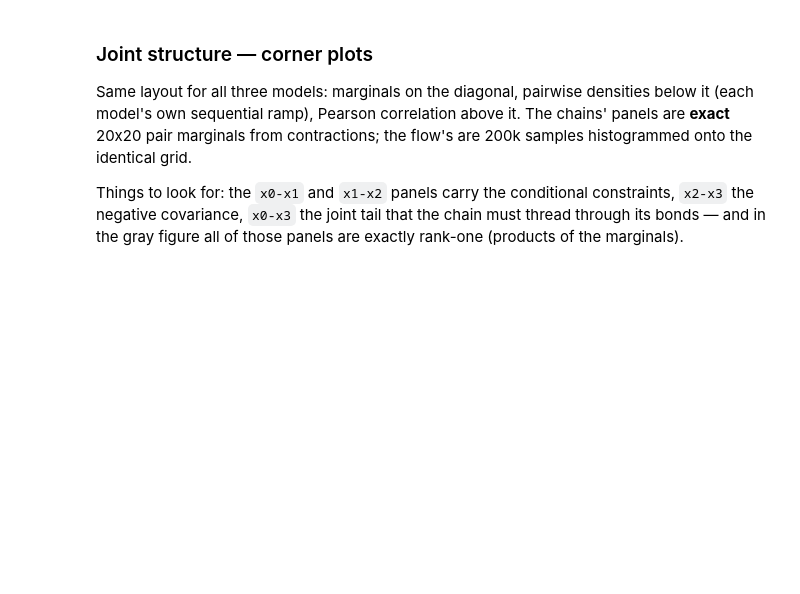
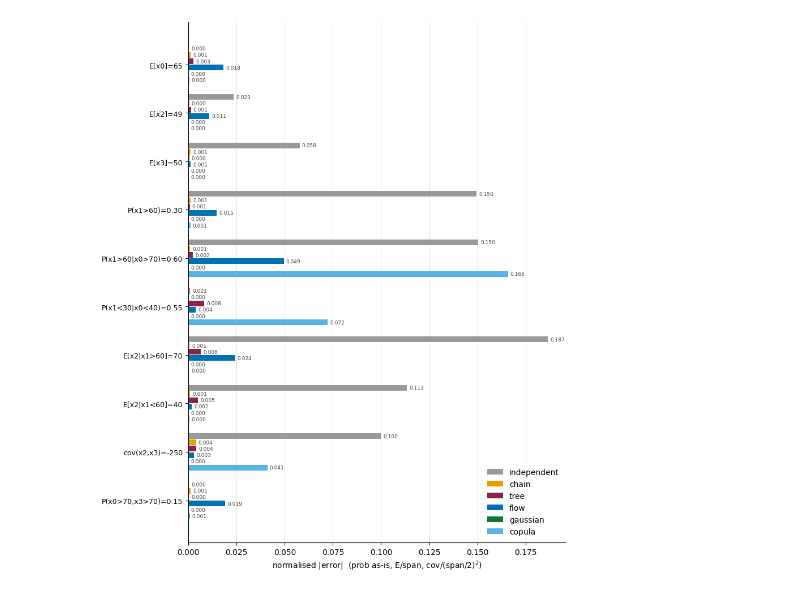
Before and after one commit to amdson/calibrated_response, a Jupyter notebook: examples/constraints_tests/model_comparison_viz.ipynb, the cells around one changed output. Drawn from its saved outputs; the diff is of its cells as text; code cells hidden in the pictures; blank space fills up the shorter version.

```diff
--- a/examples/constraints_tests/model_comparison_viz.ipynb
+++ b/examples/constraints_tests/model_comparison_viz.ipynb
@@ -149,7 +286,7 @@ def eval_tc(m, p):
         m.event_prob(p, {0: mgt(70), 3: mgt(70)}),
     ]
 
-def eval_flow(x):
+def eval_samples(x):
     gt = lambda i, t: x[:, i] > t
     return [
         x[:, 0].mean(), x[:, 2].mean(), x[:, 3].mean(),
@@ -162,6 +299,20 @@ def eval_flow(x):
         (gt(0, 70) & gt(3, 70)).mean(),
     ]
 
+def eval_gauss(gm, p):
+    f = lambda v: float(v)
+    return [
+        f(gm.expectation(p, "x0")), f(gm.expectation(p, "x2")),
+        f(gm.expectation(p, "x3")),
+        f(gm.prob(p, {"x1": (">", 60.0)})),
+        f(gm.cond_prob(p, {"x1": (">", 60.0)}, {"x0": (">", 70.0)})),
+        f(gm.cond_prob(p, {"x1": ("<", 30.0)}, {"x0": ("<", 40.0)})),
+        f(gm.expectation(p, "x2", event={"x1": (">", 60.0)})),
+        f(gm.expectation(p, "x2", event={"x1": ("<", 60.0)})),
+        float(np.asarray(gm._cov(p))[2, 3]),
+        f(gm.prob(p, {"x0": (">", 70.0), "x3": (">", 70.0)})),
+    ]
+
 LABELS = ["E[x0]=65", "E[x2]=49", "E[x3]=50", "P(x1>60)=0.30",
           "P(x1>60|x0>70)=0.60", "P(x1<30|x0<40)=0.55",
           "E[x2|x1>60]=70", "E[x2|x1<60]=40",
@@ -170,11 +321,15 @@ TARGETS = [65, 49, 50, 0.30, 0.60, 0.55, 70, 40, -250, 0.15]
 NORM = [SPAN, SPAN, SPAN, 1, 1, 1, SPAN, SPAN, 2500, 1]
 
 fitted = {"independent": eval_tc(*fits["independent"]),
-          "tensor chain": eval_tc(*fits["tensor chain"]),
-          "flow": eval_flow(x_flow)}
+          "chain": eval_tc(*fits["chain"]),
+          "tree": eval_tc(*fits["tree"]),
+          "flow": eval_samples(x_flow),
+          "gaussian": eval_gauss(*fits["gaussian"]),
+          "copula": eval_samples(x_cop)}
 
-print(f"{'constraint':<22s} {'target':>8s} {'indep':>8s} {'tchain':>8s} {'flow':>8s}")
+hdr = "".join(f"{m:>9s}" for m in COLOR)
+print(f"{'constraint':<22s} {'target':>8s}{hdr}")
 for k, lab in enumerate(LABELS):
-    row = [fitted[m][k] for m in COLOR]
-    fmt = (lambda v: f"{v:8.3f}") if NORM[k] == 1 else (lambda v: f"{v:8.1f}")
-    print(f"{lab:<22s} {fmt(TARGETS[k])} {''.join(fmt(v) for v in row)}")
+    fmt = (lambda v: f"{v:9.3f}") if NORM[k] == 1 else (lambda v: f"{v:9.1f}")
+    print(f"{lab:<22s} {fmt(TARGETS[k])[1:]}"
+          + "".join(fmt(fitted[m][k]) for m in COLOR))
@@ -181,32 +348,23 @@ for k, lab in enumerate(LABELS):
 # %%
-fig, ax = plt.subplots(figsize=(8, 5.5))
-ypos = np.arange(len(LABELS))[::-1]
-bh = 0.26
+fig, ax = plt.subplots(figsize=(8.5, 10))
+nm = len(COLOR)
+ypos = np.arange(len(LABELS))[::-1] * 1.0
+bh = 0.13
 for s, (mname, col) in enumerate(COLOR.items()):
     errs = [abs(fitted[mname][k] - TARGETS[k]) / NORM[k] for k in range(len(LABELS))]
-    bars = ax.barh(ypos + (1 - s) * bh, errs, height=bh * 0.92, color=col,
-                   label=mname)
+    bars = ax.barh(ypos + (nm / 2 - 0.5 - s) * bh, errs, height=bh * 0.9,
+                   color=col, label=mname)
     for b, e in zip(bars, errs):
         ax.annotate(f"{e:.3f}", (b.get_width(), b.get_y() + b.get_height() / 2),
                     xytext=(3, 0), textcoords="offset points",
-                    va="center", fontsize=7.5, color="#444444")
+                    va="center", fontsize=6.5, color="#444444")
 ax.set_yticks(ypos, LABELS, fontsize=9)
 ax.set_xlabel("normalised |error|  (prob as-is, E/span, cov/(span/2)$^2$)")
 ax.legend(frameon=False, loc="lower right")
 ax.spines[["top", "right"]].set_visible(False)
 ax.xaxis.grid(True, color="#dddddd", lw=0.6)
 ax.set_axisbelow(True)
 plt.tight_layout()
 plt.show()
+# %% [output]
+[figure, added]
-# %% [markdown]
-### Joint structure — corner plots
-
-Same layout for all three models: marginals on the diagonal, pairwise
-densities below it (each model's own sequential ramp), Pearson correlation
-above it. The chains' panels are **exact** 20x20 pair marginals from
-contractions; the flow's are 200k samples histogrammed onto the identical grid.
-
-Things to look for: the `x0-x1` and `x1-x2` panels carry the conditional
-constraints, `x2-x3` the negative covariance, `x0-x3` the joint tail that the
-chain must thread through its bonds — and in the gray figure all of those
-panels are exactly rank-one (products of the marginals).
```
Also changed, not shown: parts of 17 cells of this notebook, 6 other files.
